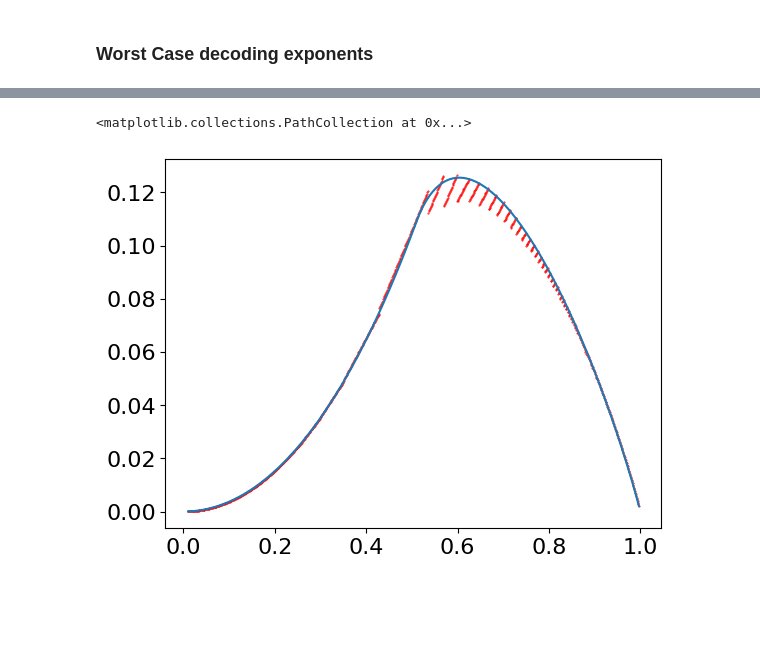
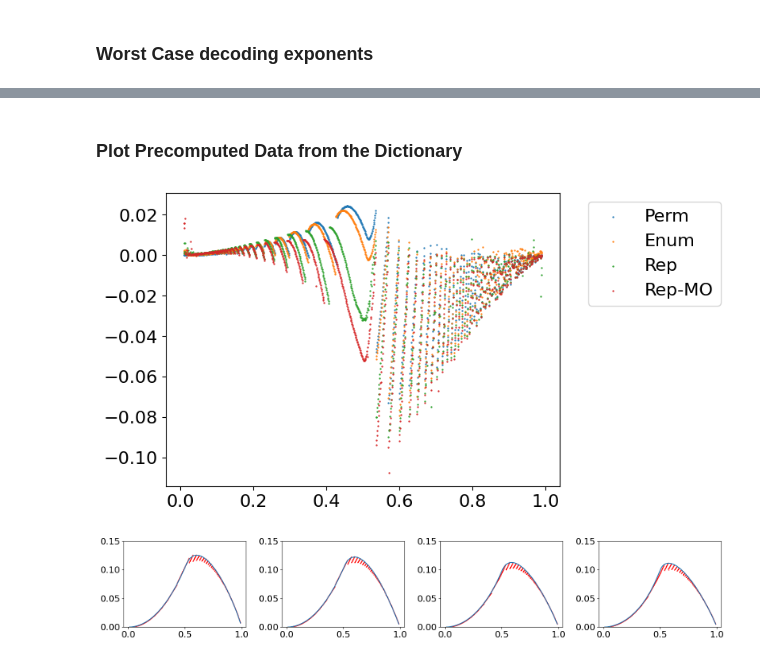
Before and after one commit to Memphisd/Regular-ISD, a Jupyter notebook: Asymptotics/asymptotics.ipynb, the cells around one changed output, grey strips where cells are left out. Saved outputs shown, nothing was run; the diff lists cells and outputs as text; code cells hidden in the pictures; blank space fills up the shorter version.

```diff
--- a/Asymptotics/asymptotics.ipynb
+++ b/Asymptotics/asymptotics.ipynb
@@ -737,7 +793,0 @@ Rep-MO          &        0.57   &        0.1659         &        0.1117
-# %%
-# compute perm worst case weights for more fine grained rates
-L_perm_wc=[]
-for i in range(10,999):
-    kp = i/1000
-    wp = uniquness_bound(kp)
-    L_perm_wc.append(find_wc(time_perm_rsd_wrapper,kp,wp))
@@ -779,3 +793,0 @@ for R_idx in range(10,998):
-# %%
-x,y=zip(*L_relative_difference)
-plt.scatter(x,y, s=0.4)
@@ -785,8 +794,2 @@ plt.scatter(x,y, s=0.4)
-# %%
-x,y=zip(*Lcomp_asymptotic)
-plt.plot(x,y)
-x,y=zip(*Lcomp_rounding)
-plt.scatter(x,y, s=0.2, color="red")
-# %% [output]
-<matplotlib.collections.PathCollection at 0x...>
-[figure, removed]
+# %% [markdown]
+### Plot Precomputed Data from the Dictionary
@@ -792,0 +835,21 @@ plt.scatter(x,y, s=0.2, color="red")
+# %%
+Lrounding=[]
+for i in ["Perm", "Enum", "Rep", "Rep-MO"]:
+    Ldiff,Lround,Lasymp = get_lists_to_plot(versions[i]["rounding"]["resolved"],versions[i]["rounding"]["unresolved"])
+    Lrounding.append([Ldiff,Lround,Lasymp, i])
+# %%
+for i in Lrounding:
+    plot_diff(i[0],label =i[-1])
+# %% [output]
+[figure, added]
+# %%
+count=1
+plt.subplots(figsize=(16, 3))
+for i in Lrounding:
+    plt.subplot(1, 4, count)
+    plt.ylim(top=0.15)
+    plot_absolute(i[2],i[1])
+    plt.tight_layout()
+    count+=1
+# %% [output]
+[figure, added]
```
Also changed, not shown: parts of 56 cells of this notebook, 10 other files.
